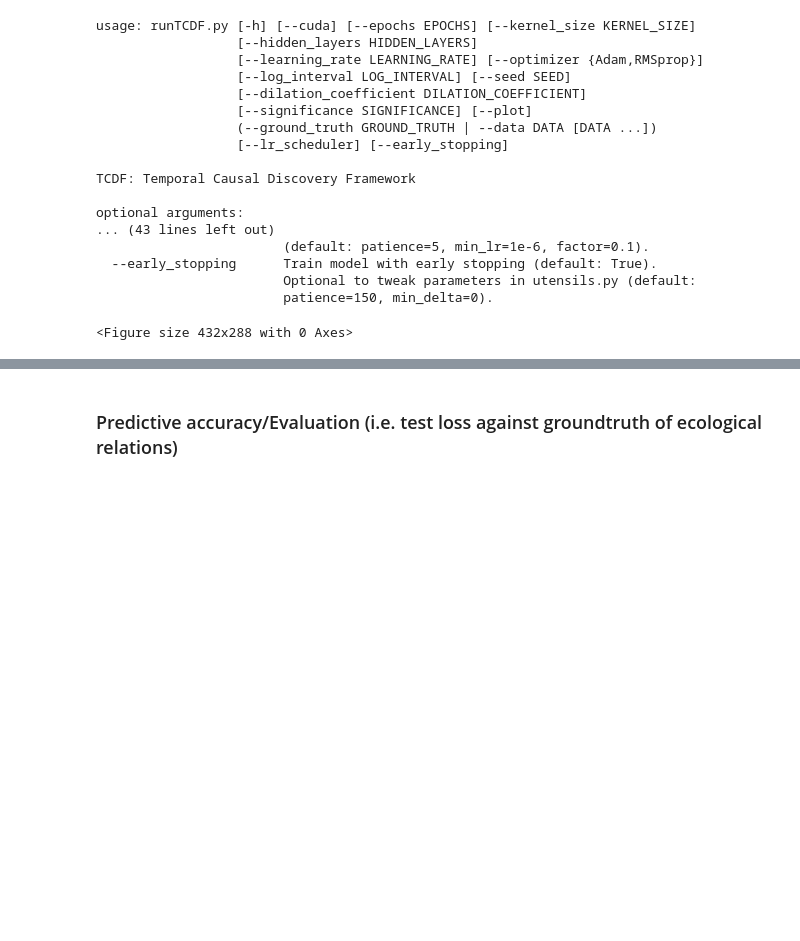
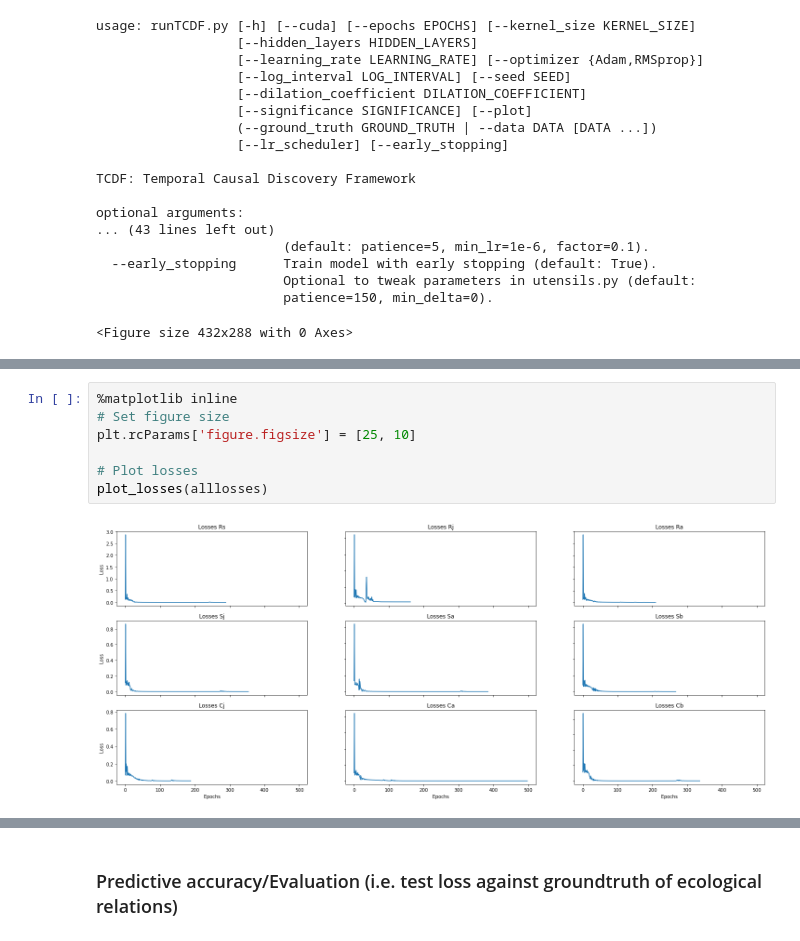
Before and after one commit to roosdraaijer/thesis, a Jupyter notebook: MSc Thesis 1.ipynb, the cells around one changed output, grey strips where cells are left out. Cells and saved outputs as stored; diff of their text form; blank space fills up the shorter version.

```diff
--- a/MSc Thesis 1.ipynb
+++ b/MSc Thesis 1.ipynb
@@ -617,0 +678,9 @@ for ax in axs.flat:
+# %%
+%matplotlib inline
+# Set figure size
+plt.rcParams['figure.figsize'] = [25, 10]
+
+# Plot losses
+plot_losses(alllosses)
+# %% [output]
+[figure, added]
```
Also changed, not shown: parts of 17 cells of this notebook, 3 other files.
